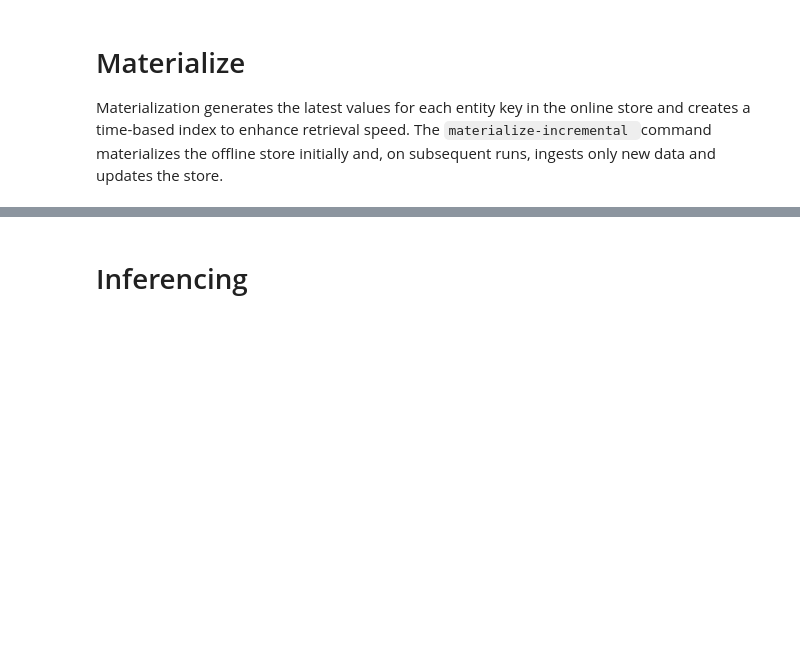
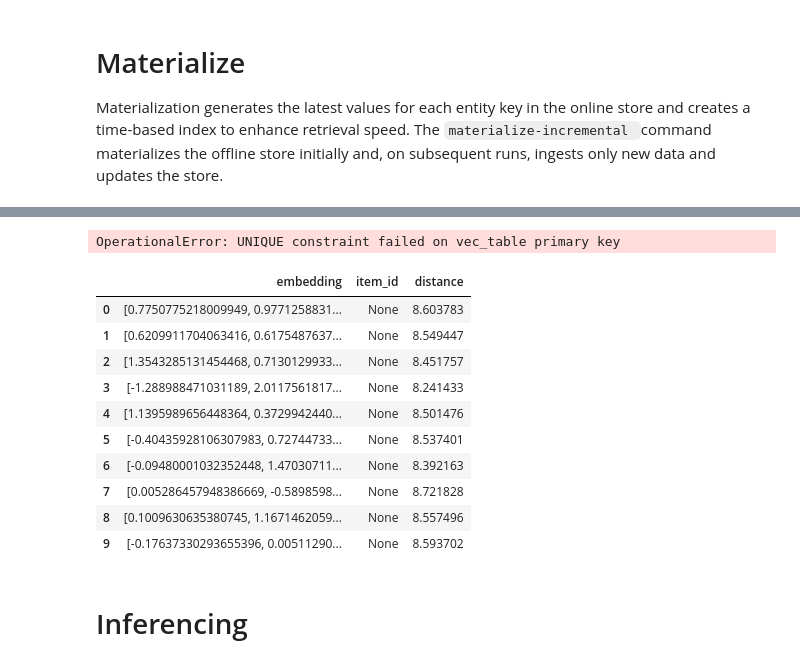
Before and after one commit to RHEcosystemAppEng/feast-edb-demo, a Jupyter notebook: main.ipynb, the cells around one changed output, grey strips where cells are left out. Cells and saved outputs as stored; diff of their text form; code cells hidden in the pictures; blank space fills up the shorter version.

```diff
--- a/main.ipynb
+++ b/main.ipynb
@@ -115,30 +120,19 @@ NameError: name 'item_encoder' is not defined
 # %%
 from feast.data_source import PushMode
+import numpy as np
+k = 10
+
 # Create embedding for items and users
 # embeded_items = item_encoder(item_df)
 # embeded_users = user_encoder(user_df)
 item_embed_df = item_df[['item_id']].copy()
 user_embed_df = user_df[['user_id']].copy()
 
-item_embed_df['embedding'] = [[1.1, 2.2] * 32] * len(item_embed_df)
-user_embed_df['embedding'] = [[1.1, 2.2] * 32] * len(user_embed_df)
+item_embed_df['embedding'] = np.random.randn(len(item_embed_df), 64).tolist()
+user_embed_df['embedding'] = np.random.randn(len(user_embed_df), 64).tolist()
 item_embed_df['event_timestamp'] = datetime.now()
 user_embed_df['event_timestamp'] = datetime.now()
 
 # Push the new embedding to the offline and online store
 store.push('item_embed_push_source', item_embed_df, to=PushMode.ONLINE_AND_OFFLINE)
 store.push('user_embed_push_source', user_embed_df, to=PushMode.ONLINE_AND_OFFLINE)
-# %%
-k = 10
-item_embedding_view = 'item_embedding'
-user_embedding_view = 'user_embedding'
-
-item_recommendation = []
-for user_embed in user_embed_df['embedding']:
-    item_recommendation.append(
-        store.retr(
-            query=user_embed,
-            top_k=k,
-            features=[f'{item_embedding_view}:embedding']
-        )
-    )
@@ -153,3 +166,41 @@ store.materialize_incremental(datetime.now() - timedelta(days=365 * 5), feature_
+# %%
+# Calculate user recommendations for each user
+item_embedding_view = 'item_embedding'
+user_embedding_view = 'user_embedding'
+
+item_recommendation = []
+for user_embed in user_embed_df['embedding']:
+    item_recommendation.append(
+        store.retrieve_online_documents_v2(
+            query=user_embed,
+            top_k=k,
+            features=[f'{item_embedding_view}:embedding',
+                      f'{item_embedding_view}:item_id']
+        )
+    )
+
+# Pushing the calculated items to the online store
+user_items_df = user_embed_df[['user_id']].copy()
+user_items_df['event_timestamp'] = datetime.now()
+user_items_df['top_k_item_ids'] = item_recommendation
+
+store.push('user_items_push_source', user_items_df, to=PushMode.OFFLINE)
+# %% [output]
+OperationalError: UNIQUE constraint failed on vec_table primary key
+# %%
+item_recommendation[0].to_df()
+# %% [output]
+|  | embedding | item_id | distance |
+| 0 | [0.7750775218009949, 0.9771258831... | None | 8.603783 |
+| 1 | [0.6209911704063416, 0.6175487637... | None | 8.549447 |
+| 2 | [1.3543285131454468, 0.7130129933... | None | 8.451757 |
+| 3 | [-1.288988471031189, 2.0117561817... | None | 8.241433 |
+| 4 | [1.1395989656448364, 0.3729942440... | None | 8.501476 |
+| 5 | [-0.40435928106307983, 0.72744733... | None | 8.537401 |
+| 6 | [-0.09480001032352448, 1.47030711... | None | 8.392163 |
+| 7 | [0.005286457948386669, -0.5898598... | None | 8.721828 |
+| 8 | [0.1009630635380745, 1.1671462059... | None | 8.557496 |
+| 9 | [-0.17637330293655396, 0.00511290... | None | 8.593702 |
 # %% [markdown]
 # Inferencing
 # %% [markdown]
```
Also changed, not shown: parts of 9 cells of this notebook, 6 other files.
